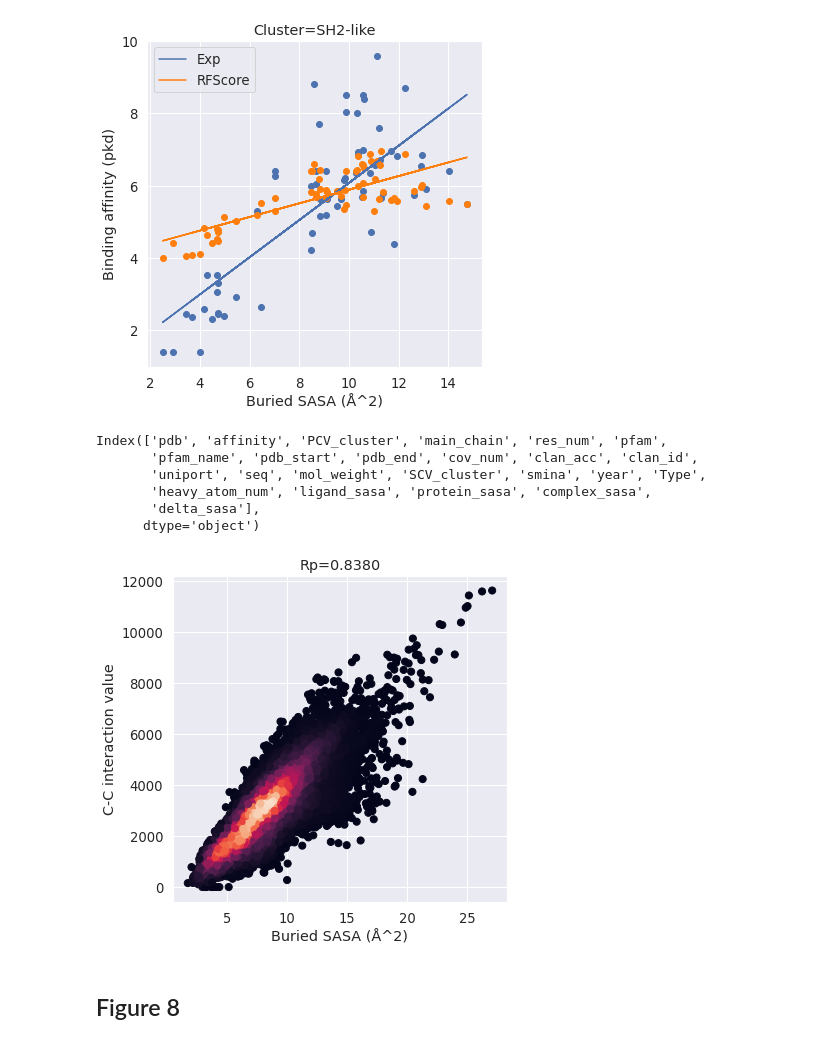
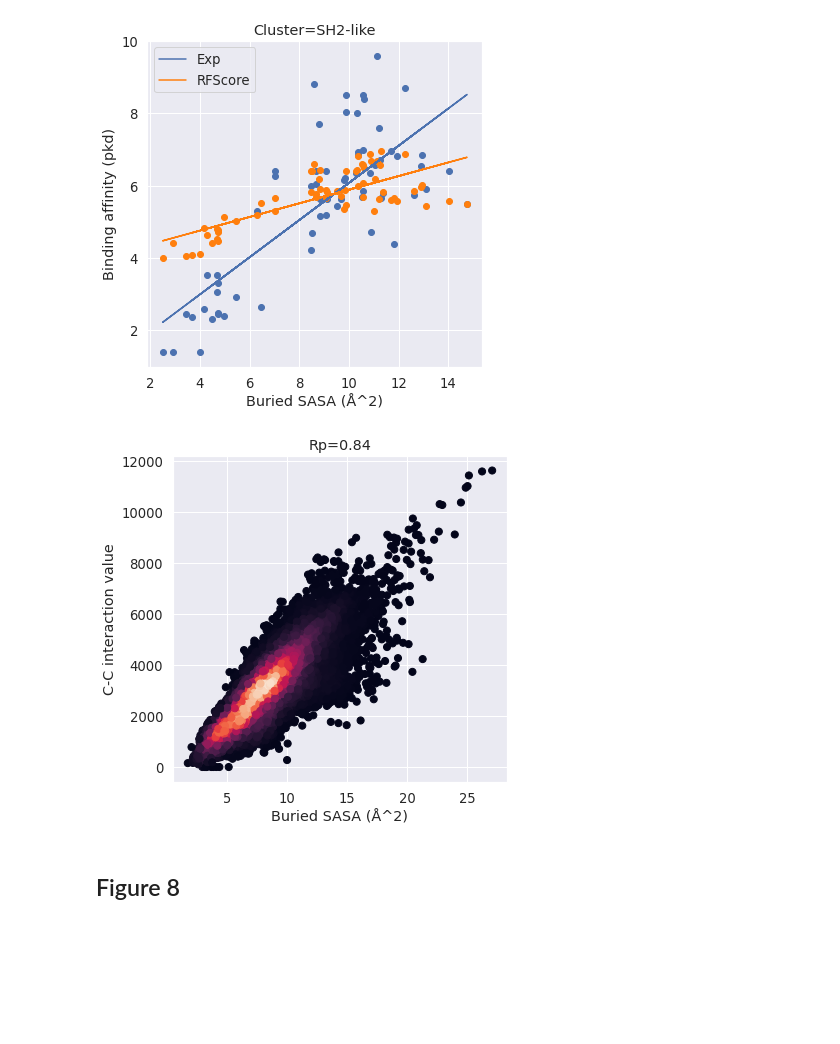
Before and after one commit to hnlab/generalization_benchmark, a Jupyter notebook: plot_scripts/plots.ipynb, the cells around one changed output. Cells and saved outputs as stored; diff of their text form; code cells hidden in the pictures; blank space fills up the shorter version.

```diff
--- a/plot_scripts/plots.ipynb
+++ b/plot_scripts/plots.ipynb
@@ -518,37 +518,28 @@ vina_title =['vina_gauss1_x',
 rf_v1_title = features.columns.tolist()[2:38]
 
 feature_list = vina_title+rf_v1_title
-# %%
-all_pdb.columns
-# %% [output]
-Index(['pdb', 'affinity', 'PCV_cluster', 'main_chain', 'res_num', 'pfam',
-       'pfam_name', 'pdb_start', 'pdb_end', 'cov_num', 'clan_acc', 'clan_id',
-       'uniport', 'seq', 'mol_weight', 'SCV_cluster', 'smina', 'year', 'Type',
-       'heavy_atom_num', 'ligand_sasa', 'protein_sasa', 'complex_sasa',
-       'delta_sasa'],
-      dtype='object')
 # %%
 all_pdb_feature = pd.merge(all_pdb, features, on=['pdb','affinity'])
 all_pdb_feature=all_pdb_feature[(all_pdb_feature['mol_weight']<1000)&(all_pdb_feature['delta_sasa']>0)]
 # %%
 # shap_rotors = [RCV_training_1_shap_values[i][26,26] for i in range(12049)]
 plt.figure(figsize=(6, 6), facecolor='w', edgecolor='k')
 sns.set(font_scale=1.2)
 x = np.array(all_pdb_feature['delta_sasa'], dtype=float)
 y = all_pdb_feature['6.6'].to_list()
 xy = np.vstack([x,y])
 z = gaussian_kde(xy)(xy)
 # fig, ax = plt.subplots(figsize=())
 plt.scatter(x, y, c=z, s=50)
 # ax.plot(x, x)
 plt.xlabel("Buried SASA (Å^2)")
 plt.ylabel("C-C interaction value")
 # plt.savefig(path)
-plt.title("Rp=0.8380")
+plt.title("Rp=0.84")
 plt.savefig("/pubhome/hzhu02/models/Redocked_pose/plot_scripts/png/figure_7_sasa_6_6.png", dpi=800, bbox_inches='tight')
 # plt.show()
 # %% [output]
-[figure, old version]
+[figure, new version]
 # %% [markdown]
 ## Figure 8
 # %%
```
Also changed, not shown: parts of 3 cells of this notebook, 4 other files.
